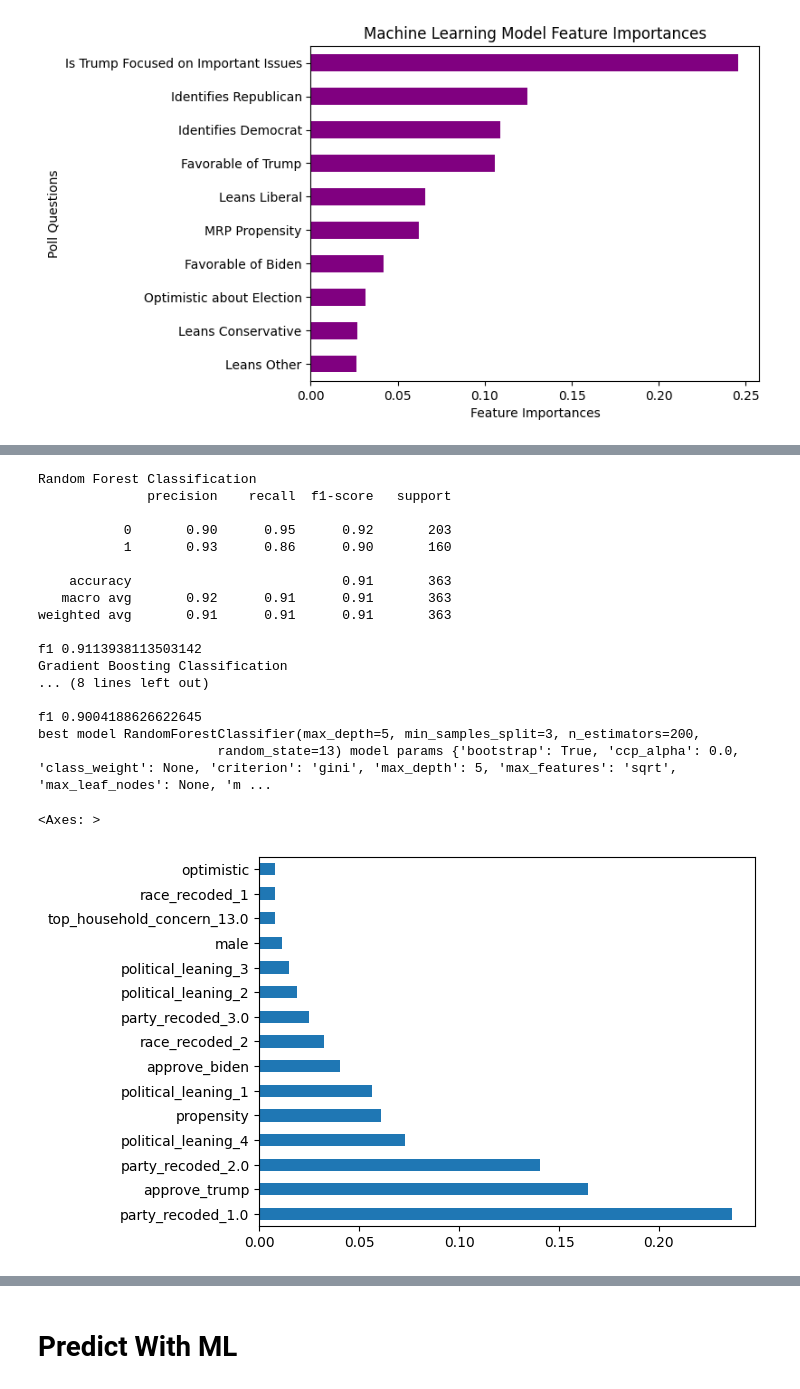
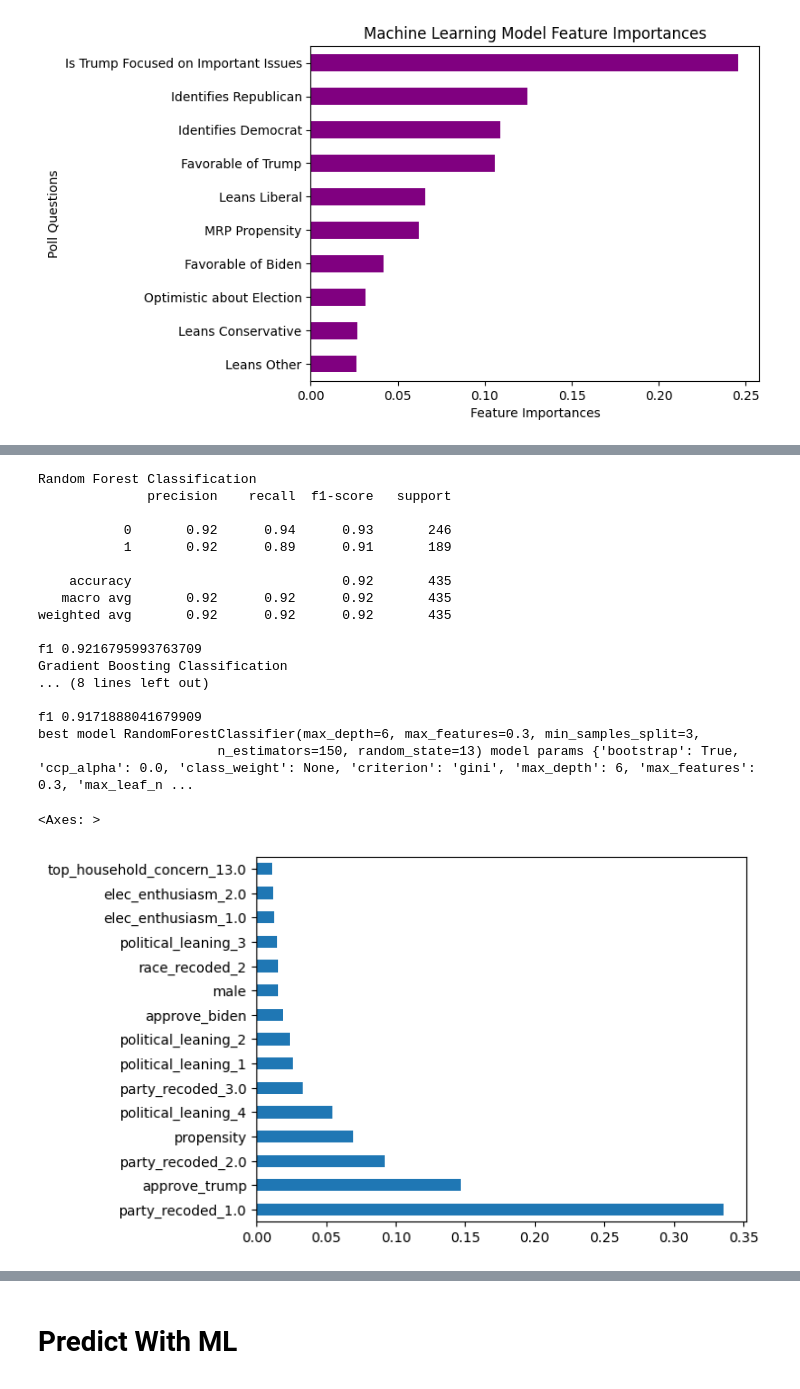
Before and after one commit to pmench/mrp-team, a Jupyter notebook: src/clean_ML.ipynb, the cells around one changed output, grey strips where cells are left out. Drawn from its saved outputs; the diff is of its cells as text; code cells hidden in the pictures.

```diff
--- a/src/clean_ML.ipynb
+++ b/src/clean_ML.ipynb
@@ -370,3 +315,11 @@ models = [
+# %%
+models = [
+
+    ("Random Forest Classification", RandomForestClassifier(),{'n_estimators': [ 125, 150,200,225, 250, 350, 400], 'max_depth':[ 3, 4, 5, 6], 'min_samples_split': [3, 4, 5, 6],'max_features': ['sqrt', 'log2', 0.3], 'random_state': [13]}),
+
+    ('Gradient Boosting Classification', GradientBoostingClassifier(), {'n_estimators': [100, 150,200, 300, 450], 'max_depth': [3, 5, 4, 6,7], 'learning_rate': [0.01,.05, 0.75, 0.1], 'max_features': ['sqrt', 'log2', 0.8], 'random_state': [13]}),
+
+]
 # %%
 def modelFunc(X_train, y_train, X_test, y_test, data_dummies, models):
     best_f1 = 0
@@ -588,31 +531,31 @@ best model RandomForestClassifier(max_depth=3, max_features='log2', min_samples_
 # %%
 at_2020_aug_clean2 = nat_2020_aug_clean2.dropna()
 X = nat_2020_aug_clean2.drop(columns = ['vote_choice_recoded', 'STATEFIP'])
 y = nat_2020_aug_clean2['vote_choice_recoded']
-X_train, X_test, y_train, y_test = train_test_split(X, y, test_size = 0.5, random_state = 13)
-aug_pred, new_model_aug = modelFunc(X_train, y_train, X_test, y_test, nat_2020_aug, models)
+X_train, X_test, y_train, y_test = train_test_split(X, y, test_size = 0.6, random_state = 13)
+aug_pred_probs, aug_pred, new_model_aug = modelFunc(X_train, y_train, X_test, y_test, nat_2020_aug, models)
 features=X_train.columns
 importances = new_model_aug.feature_importances_
 indices = np.argsort(importances)
 feat_importances = pd.Series(new_model_aug.feature_importances_, index=X_train.columns)
 feat_importances.nlargest(15).plot(kind='barh')
 # %% [output]
 Random Forest Classification
               precision    recall  f1-score   support
 
-           0       0.90      0.95      0.92       203
-           1       0.93      0.86      0.90       160
+           0       0.92      0.94      0.93       246
+           1       0.92      0.89      0.91       189
 
-    accuracy                           0.91       363
-   macro avg       0.92      0.91      0.91       363
-weighted avg       0.91      0.91      0.91       363
+    accuracy                           0.92       435
+   macro avg       0.92      0.92      0.92       435
+weighted avg       0.92      0.92      0.92       435
 
-f1 0.9113938113503142
+f1 0.9216795993763709
 Gradient Boosting Classification
 ... (8 lines left out)
 
-f1 0.9004188626622645
-best model RandomForestClassifier(max_depth=5, min_samples_split=3, n_estimators=200,
-                       random_state=13) model params {'bootstrap': True, 'ccp_alpha': 0.0, 'class_weight': None, 'criterion': 'gini', 'max_depth': 5, 'max_features': 'sqrt', 'max_leaf_nodes': None, 'm ...
+f1 0.9171888041679909
+best model RandomForestClassifier(max_depth=6, max_features=0.3, min_samples_split=3,
+                       n_estimators=150, random_state=13) model params {'bootstrap': True, 'ccp_alpha': 0.0, 'class_weight': None, 'criterion': 'gini', 'max_depth': 6, 'max_features': 0.3, 'max_leaf_n ...
 <Axes: >
-[figure, old version]
+[figure, new version]
```
Also changed, not shown: parts of 88 cells of this notebook, 5 other files.
